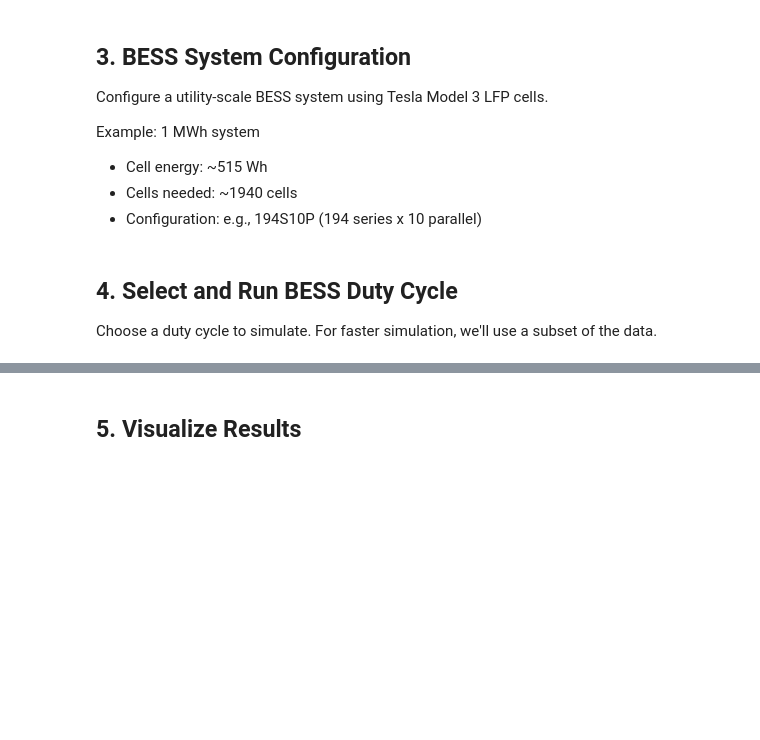
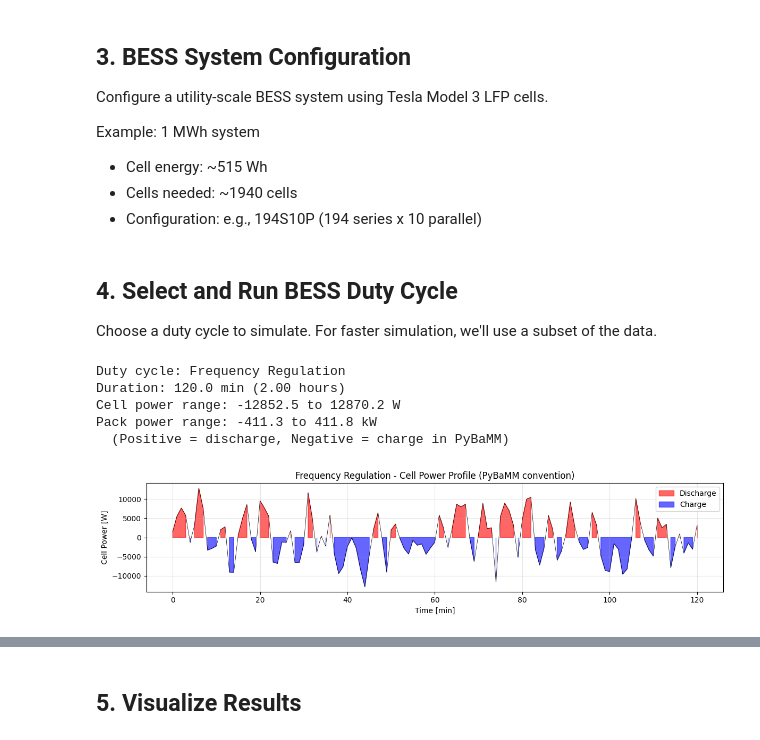
Before and after one commit to arismachina/demo-model-library, a Jupyter notebook: notebooks/simulate_bess.ipynb, the cells around one changed output, grey strips where cells are left out. Drawn from its saved outputs; the diff is of its cells as text; code cells hidden in the pictures; blank space fills up the shorter version.

```diff
--- a/notebooks/simulate_bess.ipynb
+++ b/notebooks/simulate_bess.ipynb
@@ -119,9 +148,12 @@ cell_capacity_Ah = cell_design['nominal_capacity']['value']
 cell_energy_Wh = cell_design['nominal_energy']['value']
 cell_voltage_nom = cell_design_manifest['kpis']['nominal_voltage']['value']
 
-# Target system size
-target_energy_kWh = 100  # 100 kWh system (smaller for faster simulation)
-target_power_kW = 50     # 0.5C power rating
+# Power rating: 0.05C at 1.0 p.u. (conservative for high-cycling BESS applications)
+# This ensures voltage stays within limits even for aggressive duty cycles
+c_rate_for_1pu = 0.05  # C-rate at 1.0 per-unit power
+
+# Target system size - 2 MWh utility-scale BESS
+target_energy_kWh = 2000  # 2 MWh system
 
 # Calculate pack configuration
 cells_needed = (target_energy_kWh * 1000) / cell_energy_Wh
@@ -135,15 +167,18 @@ total_cells = cells_series * cells_parallel
 pack_capacity_Ah = cell_capacity_Ah * cells_parallel
 pack_energy_kWh = (cell_energy_Wh * total_cells) / 1000
 pack_voltage_nom = cell_voltage_nom * cells_series
-max_power_kW = pack_energy_kWh * 0.5  # 0.5C rate
+
+# Max power at configured C-rate
+max_power_kW = pack_energy_kWh * c_rate_for_1pu
 
 print(f"=== BESS System Configuration ===")
-print(f"Target: {target_energy_kWh} kWh / {target_power_kW} kW")
+print(f"Target: {target_energy_kWh} kWh ({target_energy_kWh/1000:.1f} MWh)")
 print(f"\nPack configuration: {cells_series}S{cells_parallel}P ({total_cells} cells)")
 print(f"Pack capacity: {pack_capacity_Ah:.1f} Ah")
-print(f"Pack energy: {pack_energy_kWh:.1f} kWh")
+print(f"Pack energy: {pack_energy_kWh:.1f} kWh ({pack_energy_kWh/1000:.2f} MWh)")
 print(f"Pack voltage (nominal): {pack_voltage_nom:.0f} V")
-print(f"Max power (0.5C): {max_power_kW:.1f} kW")
+print(f"\nPower rating at 1.0 p.u.: {max_power_kW:.1f} kW ({max_power_kW/1000:.2f} MW)")
+print(f"Cell current at 1.0 p.u.: {c_rate_for_1pu * cell_capacity_Ah:.1f} A ({c_rate_for_1pu}C)")
 # %% [markdown]
 ## 4. Select and Run BESS Duty Cycle
 
@@ -156,36 +191,48 @@ selected_cycle = "Frequency Regulation"  # Change this to try different cycles
 df = duty_cycles[selected_cycle].copy()
 
 # For faster simulation, use first 2 hours (or full cycle if shorter)
 max_duration_min = 120  # 2 hours
 df = df[df['Time_Minutes'] <= max_duration_min].copy()
 
 # Convert to simulation format
 # Time in seconds, Power in Watts (at cell level)
 time_s = df['Time_Minutes'].values * 60  # minutes to seconds
 
 # Scale per-unit power to cell power
-# Per-unit power * max_power_kW * 1000 / cells_parallel = cell power in W
-# Negate because duty cycle convention: positive=charge, but PyBaMM: positive=discharge
-cell_power_W = -df['Power_PerUnit'].values * max_power_kW * 1000 / cells_parallel
+# PyBaMM convention: positive = discharge
+# Convert based on duty cycle sign convention
+if selected_cycle in cycles_with_discharge_positive:
+    # Frequency Regulation: positive=discharge (same as PyBaMM), no negation needed
+    cell_power_W = df['Power_PerUnit'].values * max_power_kW * 1000 / cells_parallel
+else:
+    # Other cycles: positive=charge (opposite of PyBaMM), negate
+    cell_power_W = -df['Power_PerUnit'].values * max_power_kW * 1000 / cells_parallel
 
 print(f"Duty cycle: {selected_cycle}")
 print(f"Duration: {time_s[-1]/60:.1f} min ({time_s[-1]/3600:.2f} hours)")
 print(f"Cell power range: {cell_power_W.min():.1f} to {cell_power_W.max():.1f} W")
 print(f"Pack power range: {cell_power_W.min()*cells_parallel/1000:.1f} to {cell_power_W.max()*cells_parallel/1000:.1f} kW")
 print(f"  (Positive = discharge, Negative = charge in PyBaMM)")
 
 # Plot (show in PyBaMM convention for consistency with simulation)
 fig, ax = plt.subplots(figsize=(12, 3))
 ax.fill_between(time_s/60, cell_power_W, 0, where=(cell_power_W >= 0), alpha=0.6, color='red', label='Discharge')
 ax.fill_between(time_s/60, cell_power_W, 0, where=(cell_power_W < 0), alpha=0.6, color='blue', label='Charge')
 ax.plot(time_s/60, cell_power_W, 'k-', lw=0.5)
 ax.set_xlabel('Time [min]')
 ax.set_ylabel('Cell Power [W]')
 ax.set_title(f'{selected_cycle} - Cell Power Profile (PyBaMM convention)')
 ax.legend()
 ax.grid(True, alpha=0.3)
 plt.tight_layout()
 plt.show()
+# %% [output]
+Duty cycle: Frequency Regulation
+Duration: 120.0 min (2.00 hours)
+Cell power range: -12852.5 to 12870.2 W
+Pack power range: -411.3 to 411.8 kW
+  (Positive = discharge, Negative = charge in PyBaMM)
+[figure, added]
 # %%
 # Configure simulation
 config = {
```
Also changed, not shown: parts of 11 cells of this notebook, 1 other file.
